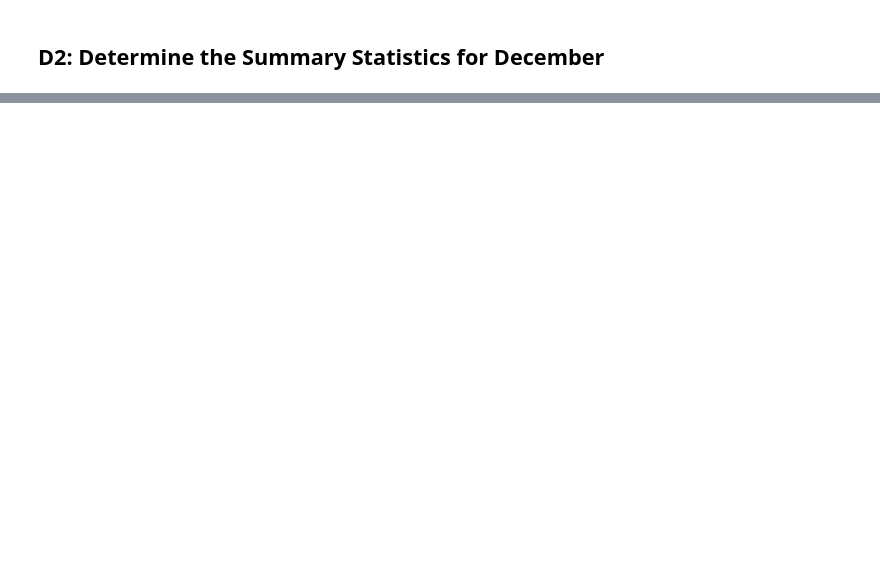
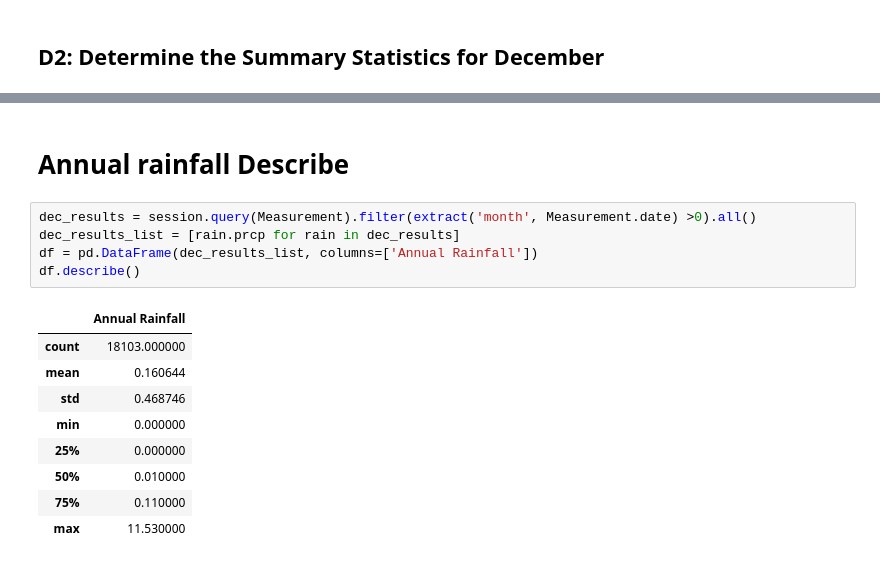
Before and after one commit to honoruru/surfs_up, a Jupyter notebook: SurfsUp_Challenge.ipynb, the cells around one changed output, grey strips where cells are left out. Saved outputs shown, nothing was run; the diff lists cells and outputs as text; blank space fills up the shorter version.

```diff
--- a/SurfsUp_Challenge.ipynb
+++ b/SurfsUp_Challenge.ipynb
@@ -87,0 +102,17 @@ df.describe()
+# %% [markdown]
+# Annual rainfall Describe
+# %%
+dec_results = session.query(Measurement).filter(extract('month', Measurement.date) >0).all()
+dec_results_list = [rain.prcp for rain in dec_results]
+df = pd.DataFrame(dec_results_list, columns=['Annual Rainfall'])
+df.describe()
+# %% [output]
+|  | Annual Rainfall |
+| count | 18103.000000 |
+| mean | 0.160644 |
+| std | 0.468746 |
+| min | 0.000000 |
+| 25% | 0.000000 |
+| 50% | 0.010000 |
+| 75% | 0.110000 |
+| max | 11.530000 |
```
Also changed, not shown: parts of 20 cells of this notebook, 2 other files.
